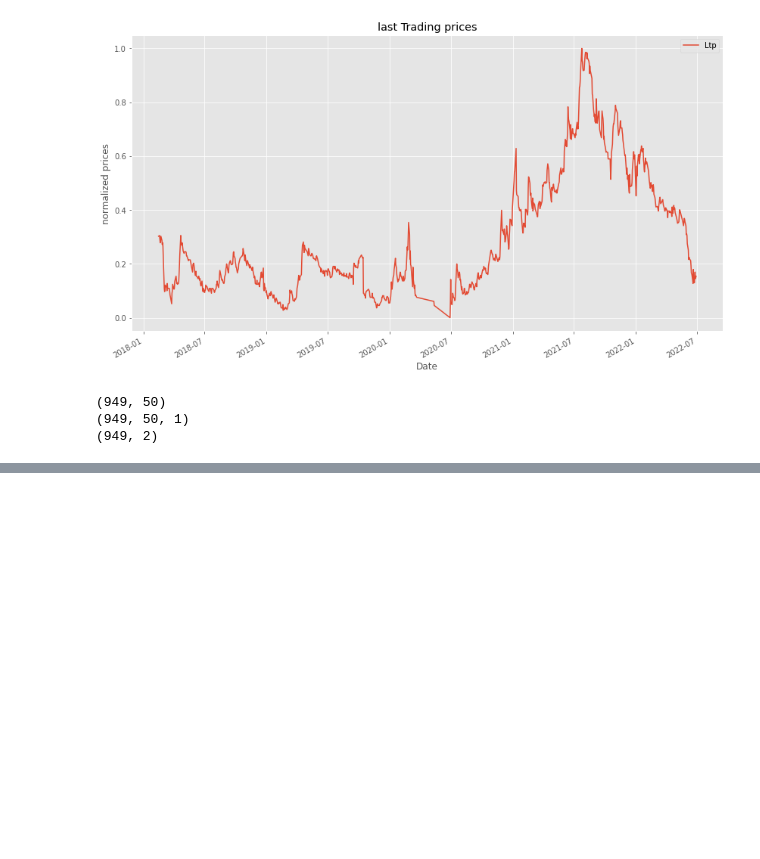
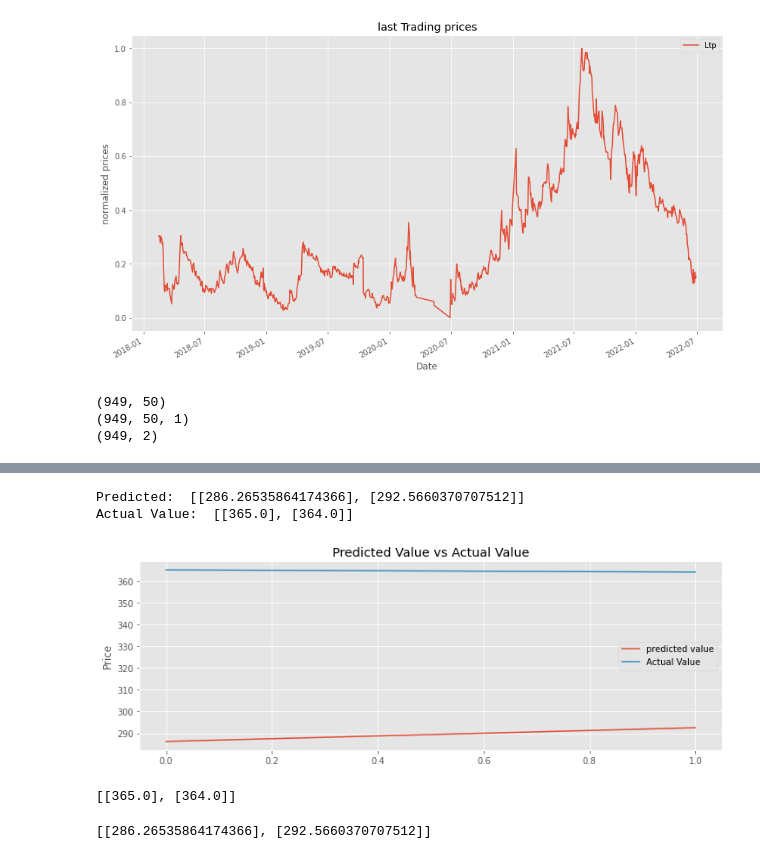
Before and after one commit to kiran-bhandari16/LSTM-Stock-Price-Prediciton, a Jupyter notebook: Predicting_next(X)days_Stock_Price_Using_LSTM.ipynb, the cells around one changed output, grey strips where cells are left out. Saved outputs shown, nothing was run; the diff lists cells and outputs as text; code cells hidden in the pictures; blank space fills up the shorter version.

```diff
--- a/Predicting_next(X)days_Stock_Price_Using_LSTM.ipynb
+++ b/Predicting_next(X)days_Stock_Price_Using_LSTM.ipynb
@@ -196,0 +221,34 @@ plt.show()
+# %%
+plt.figure(figsize=(12,4))
+
+y_predicts = model.predict(X[-1].reshape(-1,1)).tolist()[0]
+
+# y_predicts
+y_predicts = scaler.inverse_transform(np.array(y_predicts).reshape(-1,1)).tolist()
+# y_predicts
+
+actual_value = scaler.inverse_transform(y[-1].reshape(-1,1)).tolist()
+# actual_value
+
+print("Predicted: ", y_predicts)
+plt.plot(y_predicts, label="predicted value")
+
+print("Actual Value: ",actual_value)
+plt.plot(actual_value, label="Actual Value")
+
+plt.title("Predicted Value vs Actual Value")
+plt.ylabel("Price")
+plt.legend()
+plt.show()
+# %% [output]
+Predicted:  [[286.26535864174366], [292.5660370707512]]
+Actual Value:  [[365.0], [364.0]]
+[figure, added]
+# %%
+actual_value
+# %% [output]
+[[365.0], [364.0]]
+# %%
+y_predicts
+# %% [output]
+[[286.26535864174366], [292.5660370707512]]
```
Also changed, not shown: parts of 8 cells of this notebook.
